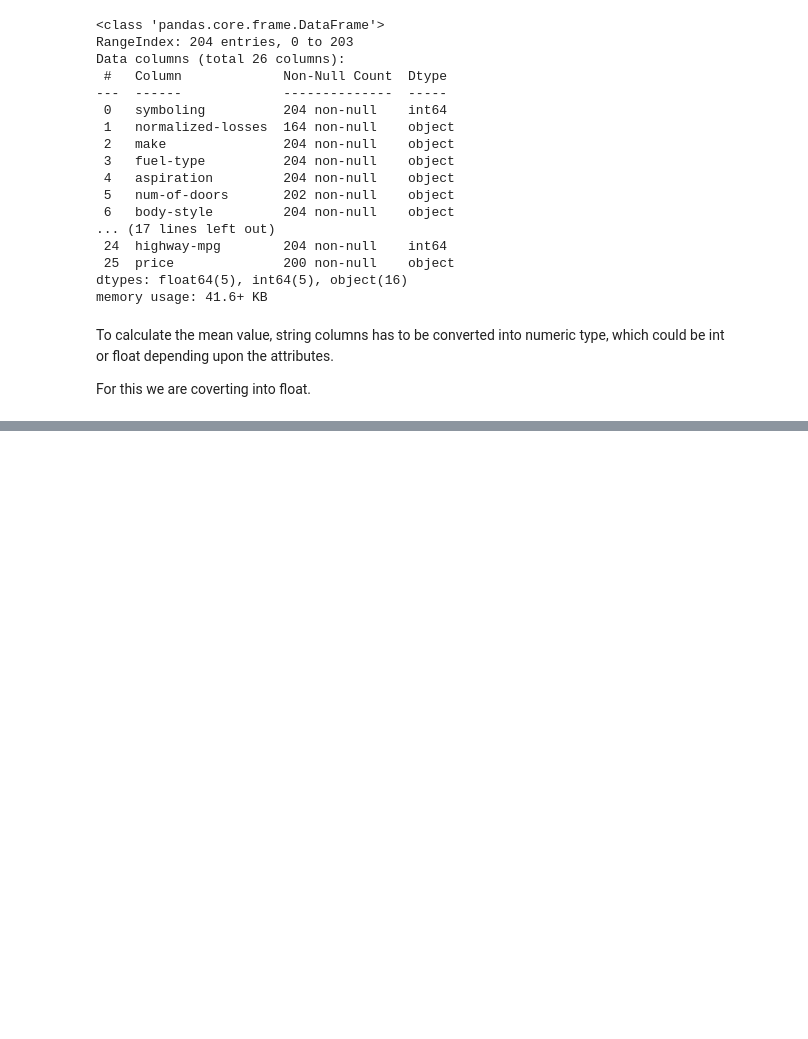
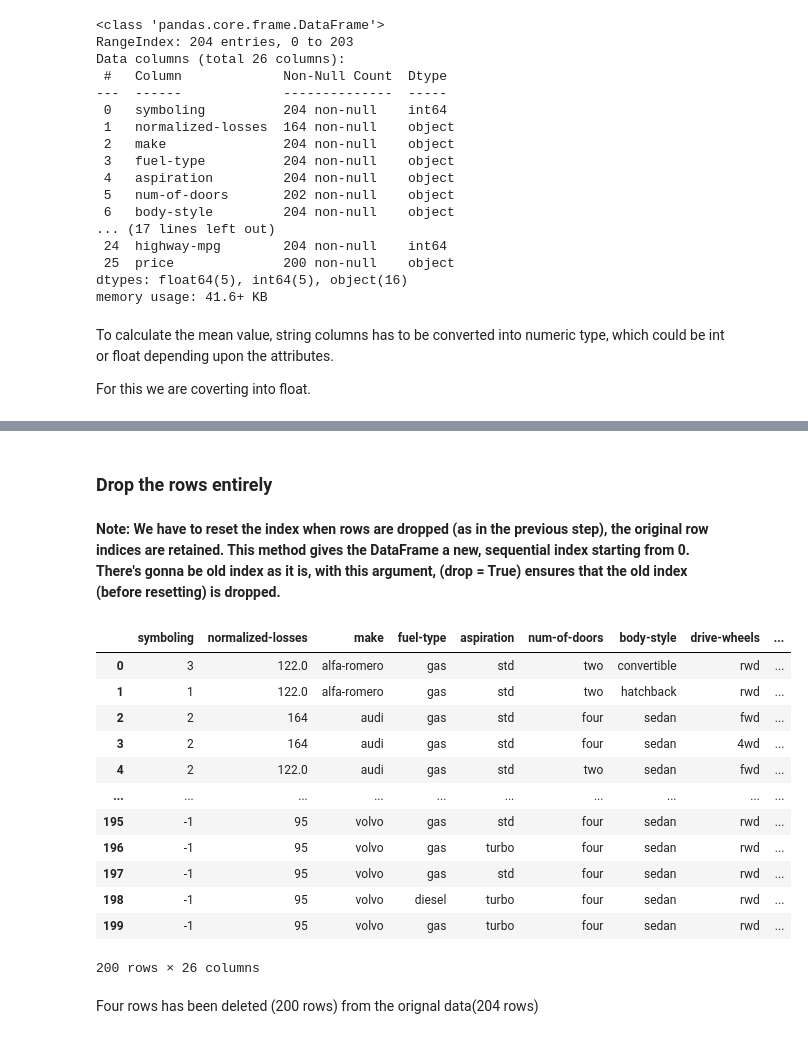
Before and after one commit to ghatanisuresh/DataScience_tutorial, a Jupyter notebook: Data-Wrangling/Automobile-Data-Wrangling-Demo.ipynb, the cells around one changed output, grey strips where cells are left out. Drawn from its saved outputs; the diff is of its cells as text; code cells hidden in the pictures; blank space fills up the shorter version.

```diff
--- a/Data-Wrangling/Automobile-Data-Wrangling-Demo.ipynb
+++ b/Data-Wrangling/Automobile-Data-Wrangling-Demo.ipynb
@@ -251,0 +273,4 @@ AttributeError: 'DataFrame' object has no attribute 'normalised'
+# %%
+# replace on peakrpm
+avg_peakrpm = df['peak-rpm'].astype('f').mean()
+df['peak-rpm'].replace(np.nan, avg_peakrpm, inplace = True)
@@ -251,0 +321,32 @@ AttributeError: 'DataFrame' object has no attribute 'normalised'
+# %%
+# Replace with 'four'
+
+df['num-of-doors'].replace(np.nan, 'four', inplace = True)
+# %% [markdown]
+### Drop the rows entirely
+# %%
+# Drop whole row having NaN in Price column
+df.dropna(subset=['price'], axis = 0, inplace= True)
+# %% [markdown]
+__Note: We have to reset the index when rows are dropped (as in the previous step), the original row indices are retained. This method gives the DataFrame a new, sequential index starting from 0. There's gonna be old index as it is, with this argument, (drop = True) ensures that the old index (before resetting) is dropped.__
+# %%
+df.reset_index(drop= True, inplace= True)
+# %%
+#let's explore our data
+df
+# %% [output]
+|  | symboling | normalized-losses | make | fuel-type | aspiration | num-of-doors | body-style | drive-wheels | ... |
+| 0 | 3 | 122.0 | alfa-romero | gas | std | two | convertible | rwd | ... |
+| 1 | 1 | 122.0 | alfa-romero | gas | std | two | hatchback | rwd | ... |
+| 2 | 2 | 164 | audi | gas | std | four | sedan | fwd | ... |
+| 3 | 2 | 164 | audi | gas | std | four | sedan | 4wd | ... |
+| 4 | 2 | 122.0 | audi | gas | std | two | sedan | fwd | ... |
+| ... | ... | ... | ... | ... | ... | ... | ... | ... | ... |
+| 195 | -1 | 95 | volvo | gas | std | four | sedan | rwd | ... |
+| 196 | -1 | 95 | volvo | gas | turbo | four | sedan | rwd | ... |
+| 197 | -1 | 95 | volvo | gas | std | four | sedan | rwd | ... |
+| 198 | -1 | 95 | volvo | diesel | turbo | four | sedan | rwd | ... |
+| 199 | -1 | 95 | volvo | gas | turbo | four | sedan | rwd | ... |
+200 rows × 26 columns
+# %% [markdown]
+Four rows has been deleted (200 rows) from the orignal data(204 rows)
```
Also changed, not shown: parts of 17 cells of this notebook.
